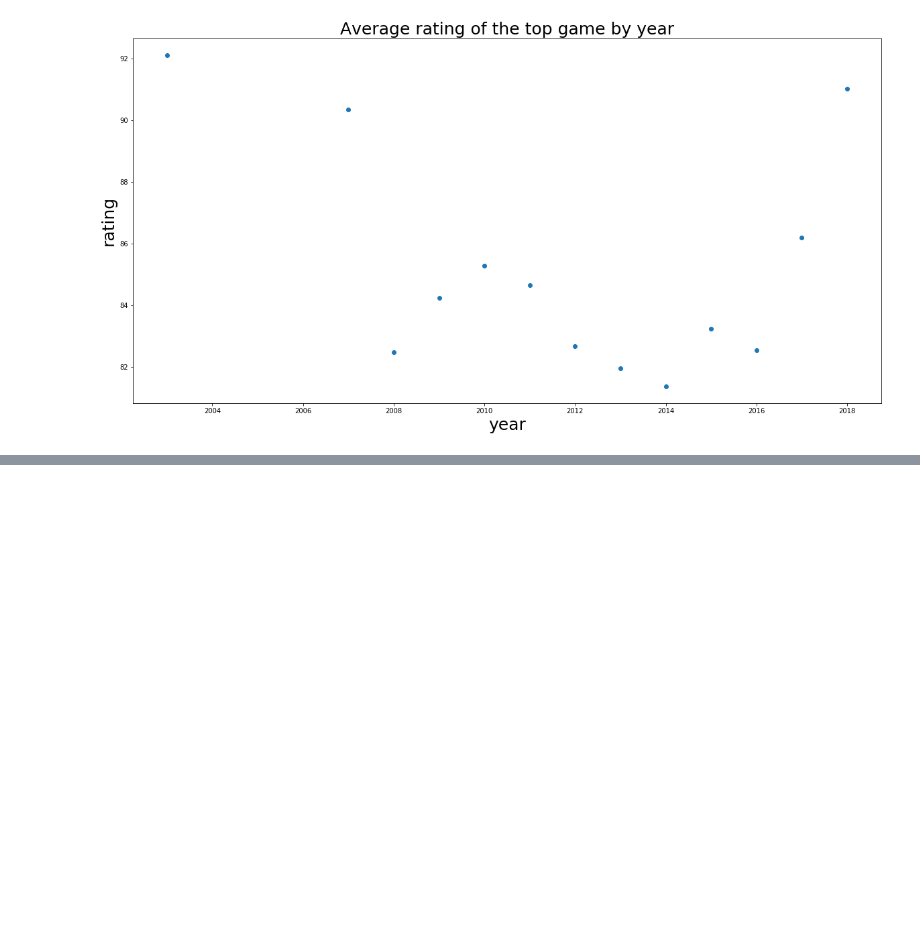
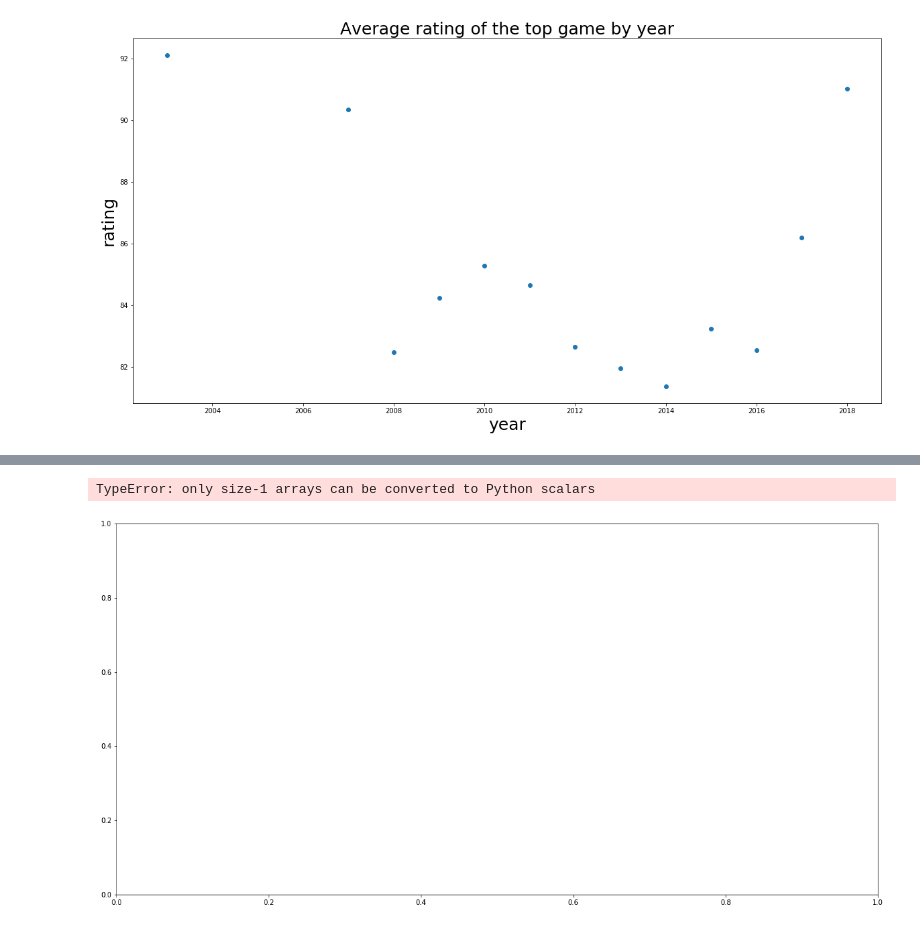
Before and after one commit to Judahesses/IGDB-Project-1, a Jupyter notebook: igdb-project-1.ipynb, the cells around one changed output, grey strips where cells are left out. Drawn from its saved outputs; the diff is of its cells as text; code cells hidden in the pictures; blank space fills up the shorter version.

```diff
--- a/igdb-project-1.ipynb
+++ b/igdb-project-1.ipynb
@@ -270,0 +270,2 @@ Text(0.5, 1.0, 'Average rating of the top game by year')
+# %%
+ps = df[(df["PlayStation Vita"] == True) | (df["PS3"] == True) | (df["PS4"] == True) | (df["PlayStation Network"] == True)].mean()
@@ -270,0 +314,14 @@ Text(0.5, 1.0, 'Average rating of the top game by year')
+# %%
+x_ps = [ps['Simulator'], ps['Tactical'],
+       ps['Quiz/Trivia'], ps['Fighting'], ps['Strategy'], ps['Adventure'],
+       ps['Role-playing (RPG)'], ps['Shooter'], ps['Music'], ps['Indie'],
+      ps['Turn-based strategy (TBS)'], ps['Pinball'], ps['Puzzle'],
+       ps['Real Time Strategy (RTS)'], ps['Hack and slash/Beat ’em up'], ps['Platform'],
+       ps['Racing'], ps['Sport'], ps['Point-and-click']]
+# %%
+y_ps = [['Simulator'], ['Tactical'],
+       ['Quiz/Trivia'], ['Fighting'], ['Strategy'], ['Adventure'],
+       ['Role-playing (RPG)'], ['Shooter'], ['Music'], ['Indie'],
+      ['Turn-based strategy (TBS)'], ['Pinball'], ['Puzzle'],
+       ['Real Time Strategy (RTS)'], ['Hack and slash/Beat ’em up'], ['Platform'],
+       ['Racing'], ['Sport'], ['Point-and-click']]
@@ -270,0 +346,10 @@ Text(0.5, 1.0, 'Average rating of the top game by year')
+# %%
+new_figure = plt.figure(figsize=(20,10))
+ax = new_figure.add_subplot(111)
+ax.bar(x_ps, y_ps)
+ax.set_xlabel('year', size=25)
+ax.set_ylabel('rating', size=25)
+ax.set_title('Average rating of the top game by year', size=25)
+# %% [output]
+TypeError: only size-1 arrays can be converted to Python scalars
+[figure, added]
```
Also changed, not shown: parts of 7 cells of this notebook.
